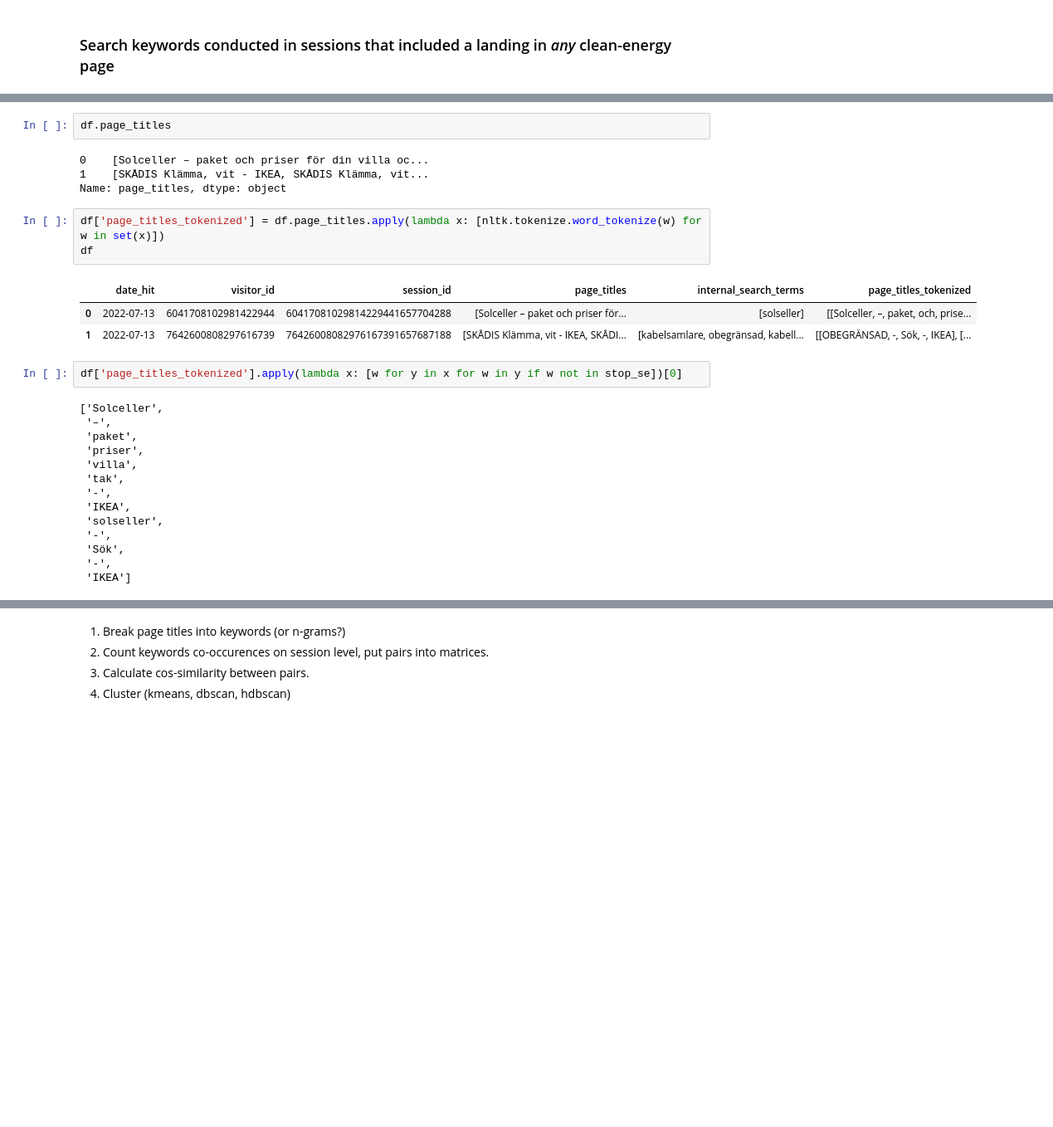
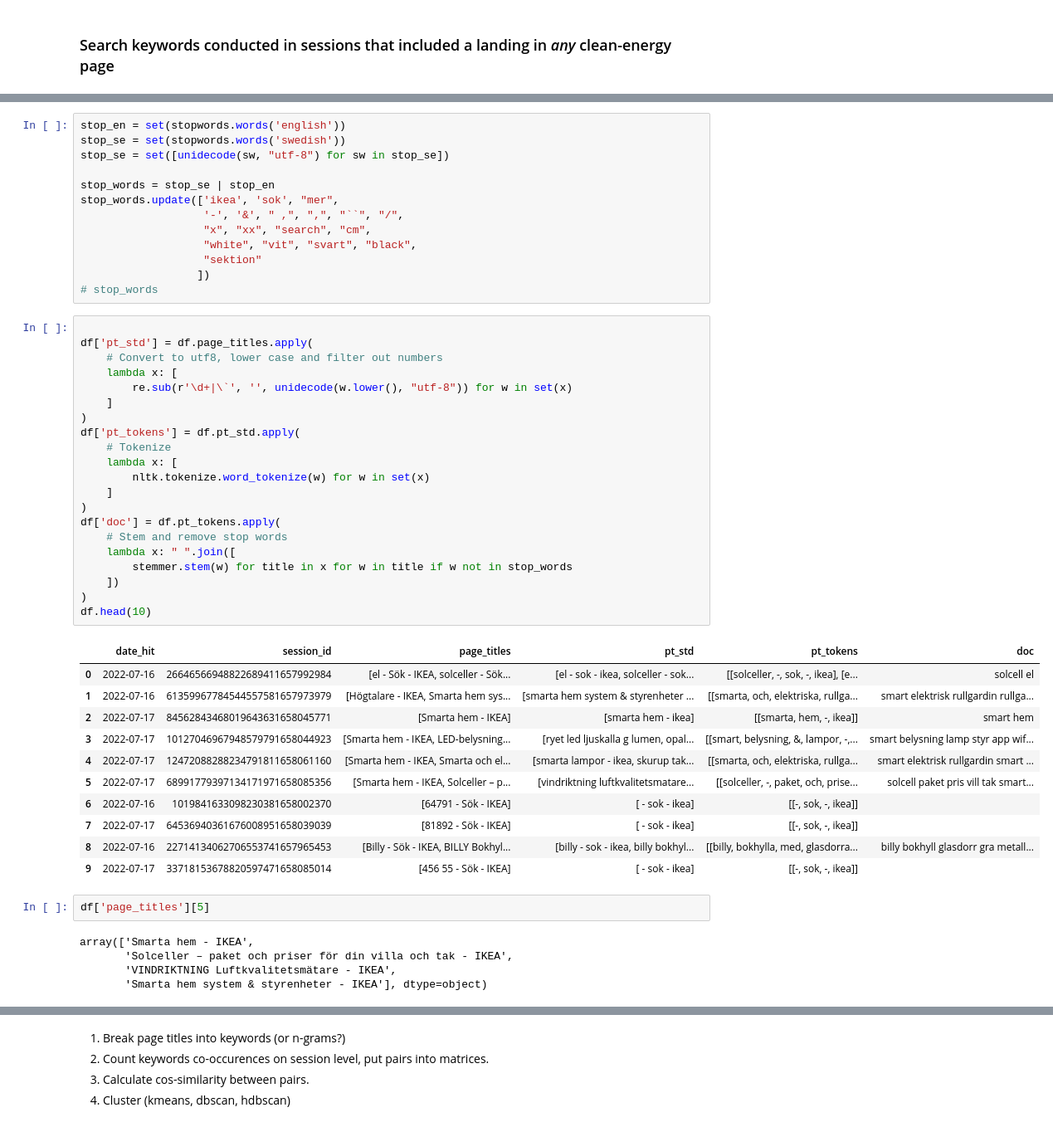
Before and after one commit to orlev2/ces_ds, a Jupyter notebook: user_searches.ipynb, the cells around one changed output, grey strips where cells are left out. Shown: that part at 83% size. Cells and saved outputs as stored; diff of their text form; blank space fills up the shorter version.

```diff
--- a/user_searches.ipynb
+++ b/user_searches.ipynb
@@ -361,29 +429,53 @@ set(df.page_titles[0])
+# %%
+stop_en = set(stopwords.words('english'))
+stop_se = set(stopwords.words('swedish'))
+stop_se = set([unidecode(sw, "utf-8") for sw in stop_se])
+
+stop_words = stop_se | stop_en
+stop_words.update(['ikea', 'sok', "mer",
+                   '-', '&', " ,", ",", "``", "/",
+                   "x", "xx", "search", "cm",
+                   "white", "vit", "svart", "black",
+                   "sektion"
+                  ])
+# stop_words
+# %%
+
+df['pt_std'] = df.page_titles.apply(
+    # Convert to utf8, lower case and filter out numbers
+    lambda x: [
+        re.sub(r'\d+|\`', '', unidecode(w.lower(), "utf-8")) for w in set(x)
+    ]
+)
+df['pt_tokens'] = df.pt_std.apply(
+    # Tokenize
+    lambda x: [
+        nltk.tokenize.word_tokenize(w) for w in set(x)
+    ]
+)
+df['doc'] = df.pt_tokens.apply(
+    # Stem and remove stop words
+    lambda x: " ".join([
+        stemmer.stem(w) for title in x for w in title if w not in stop_words
+    ])
+)
+df.head(10)
+# %% [output]
+|  | date_hit | session_id | page_titles | pt_std | pt_tokens | doc |
+| 0 | 2022-07-16 | 26646566948822689411657992984 | [el - Sök - IKEA, solceller - Sök... | [el - sok - ikea, solceller - sok... | [[solceller, -, sok, -, ikea], [e... | solcell el |
+| 1 | 2022-07-16 | 61359967784544557581657973979 | [Högtalare - IKEA, Smarta hem sys... | [smarta hem system & styrenheter ... | [[smarta, och, elektriska, rullga... | smart elektrisk rullgardin rullga... |
+| 2 | 2022-07-17 | 84562843468019643631658045771 | [Smarta hem - IKEA] | [smarta hem - ikea] | [[smarta, hem, -, ikea]] | smart hem |
+| 3 | 2022-07-17 | 10127046967948579791658044923 | [Smarta hem - IKEA, LED-belysning... | [ryet led ljuskalla g lumen, opal... | [[smart, belysning, &, lampor, -,... | smart belysning lamp styr app wif... |
+| 4 | 2022-07-17 | 12472088288234791811658061160 | [Smarta hem - IKEA, Smarta och el... | [smarta lampor - ikea, skurup tak... | [[smarta, och, elektriska, rullga... | smart elektrisk rullgardin smart ... |
+| 5 | 2022-07-17 | 68991779397134171971658085356 | [Smarta hem - IKEA, Solceller – p... | [vindriktning luftkvalitetsmatare... | [[solceller, -, paket, och, prise... | solcell paket pris vill tak smart... |
+| 6 | 2022-07-16 | 1019841633098230381658002370 | [64791 - Sök - IKEA] | [ - sok - ikea] | [[-, sok, -, ikea]] |  |
+| 7 | 2022-07-17 | 64536940361676008951658039039 | [81892 - Sök - IKEA] | [ - sok - ikea] | [[-, sok, -, ikea]] |  |
+| 8 | 2022-07-16 | 22714134062706553741657965453 | [Billy - Sök - IKEA, BILLY Bokhyl... | [billy - sok - ikea, billy bokhyl... | [[billy, bokhylla, med, glasdorra... | billy bokhyll glasdorr gra metall... |
+| 9 | 2022-07-17 | 33718153678820597471658085014 | [456 55 - Sök - IKEA] | [ - sok - ikea] | [[-, sok, -, ikea]] |  |
 # %%
-df.page_titles
+df['page_titles'][5]
 # %% [output]
-0    [Solceller – paket och priser för din villa oc...
-1    [SKÅDIS Klämma, vit - IKEA, SKÅDIS Klämma, vit...
-Name: page_titles, dtype: object
+array(['Smarta hem - IKEA',
+       'Solceller – paket och priser för din villa och tak - IKEA',
+       'VINDRIKTNING Luftkvalitetsmätare - IKEA',
+       'Smarta hem system & styrenheter - IKEA'], dtype=object)
-# %%
-df['page_titles_tokenized'] = df.page_titles.apply(lambda x: [nltk.tokenize.word_tokenize(w) for w in set(x)])
-df
-# %% [output]
-|  | date_hit | visitor_id | session_id | page_titles | internal_search_terms | page_titles_tokenized |
-| 0 | 2022-07-13 | 6041708102981422944 | 60417081029814229441657704288 | [Solceller – paket och priser för... | [solseller] | [[Solceller, –, paket, och, prise... |
-| 1 | 2022-07-13 | 7642600808297616739 | 76426008082976167391657687188 | [SKÅDIS Klämma, vit - IKEA, SKÅDI... | [kabelsamlare, obegränsad, kabell... | [[OBEGRÄNSAD, -, Sök, -, IKEA], [... |
-# %%
-df['page_titles_tokenized'].apply(lambda x: [w for y in x for w in y if w not in stop_se])[0]
-# %% [output]
-['Solceller',
- '–',
- 'paket',
- 'priser',
- 'villa',
- 'tak',
- '-',
- 'IKEA',
- 'solseller',
- '-',
- 'Sök',
- '-',
- 'IKEA']
```
Also changed, not shown: parts of 32 cells of this notebook.
